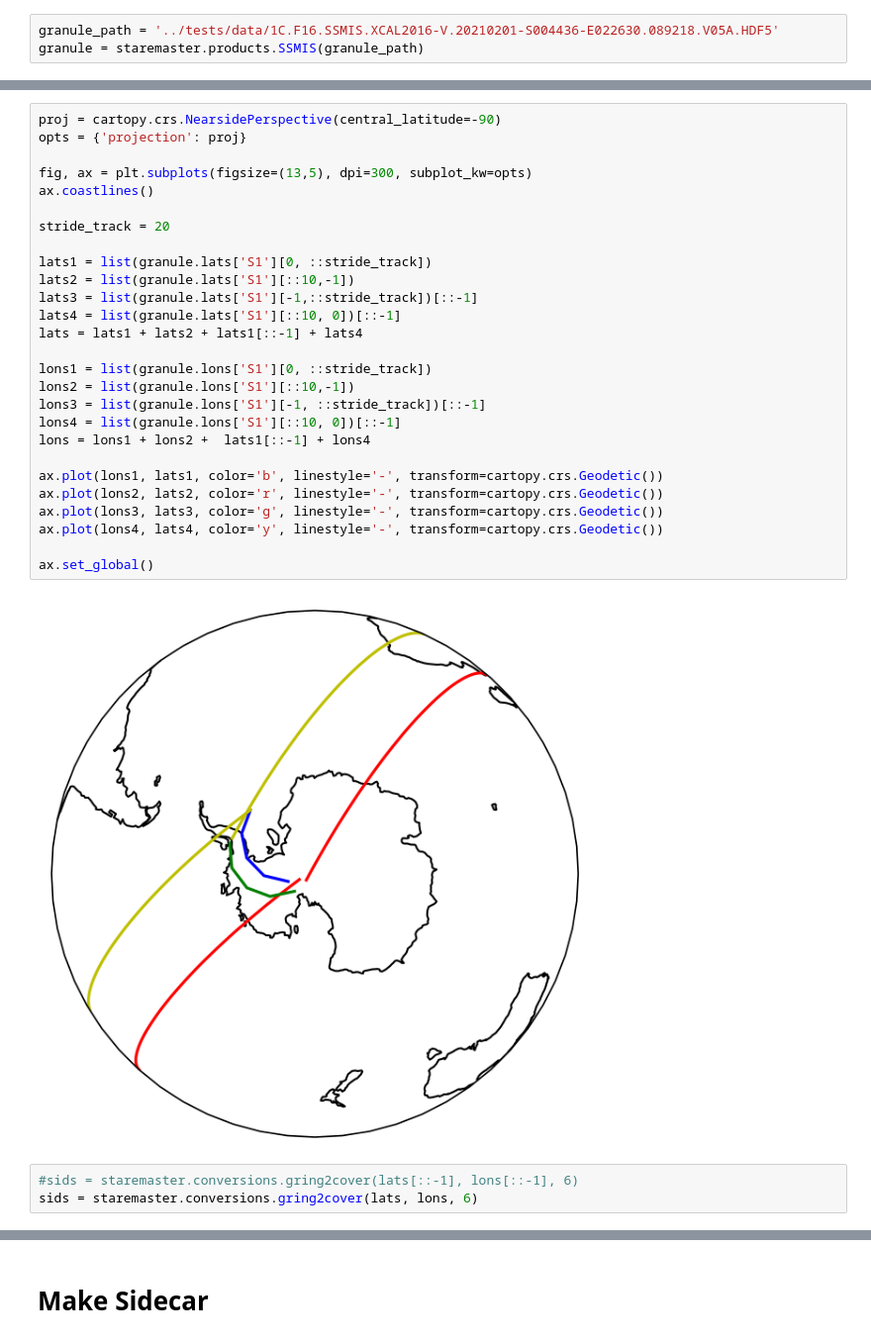
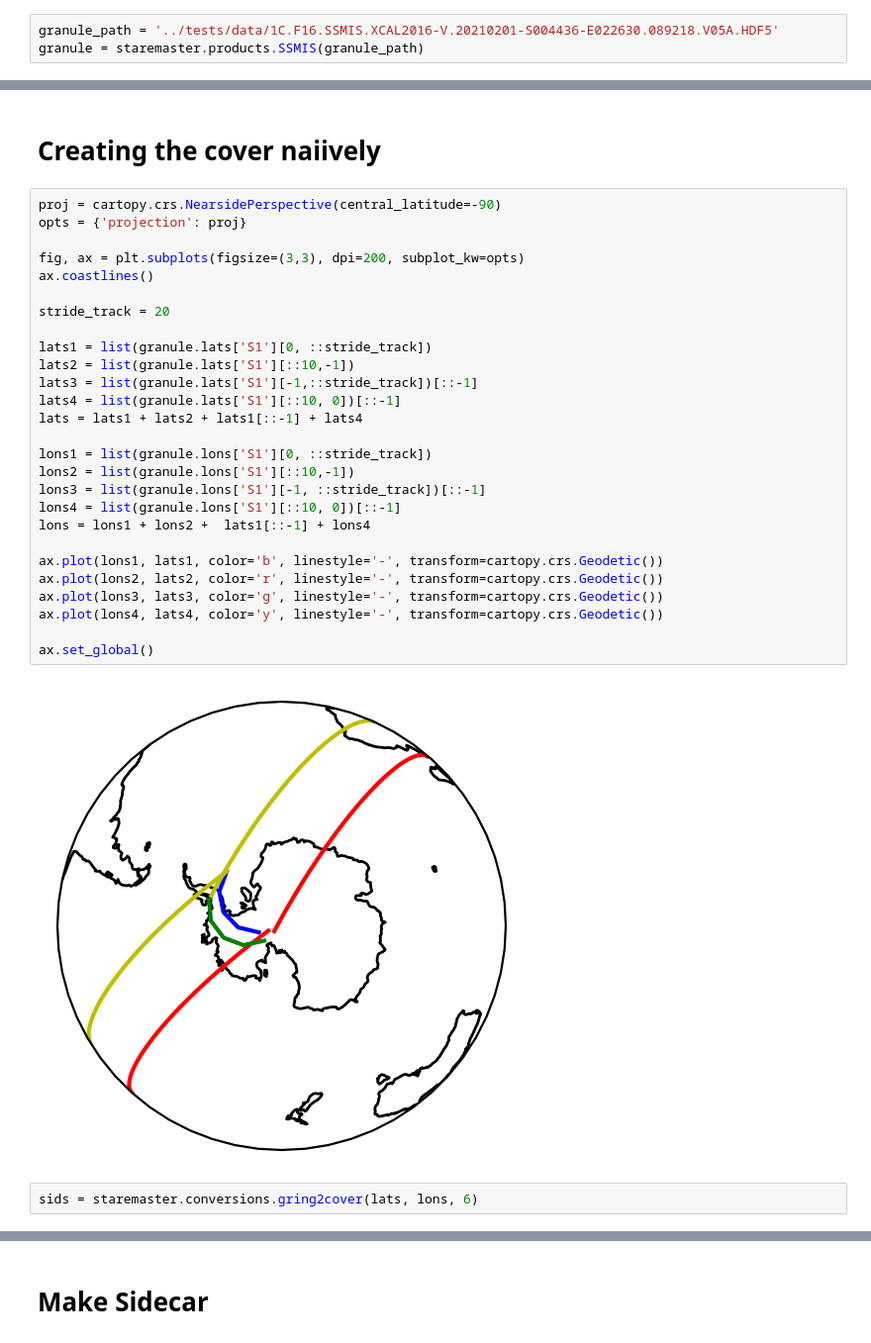
Before and after one commit to SpatioTemporal/STAREMaster_py, a Jupyter notebook: examples/SSMIS.ipynb, the cells around one changed output, grey strips where cells are left out. Shown: that part at 99% size. Cells and saved outputs as stored; diff of their text form.

```diff
--- a/examples/SSMIS.ipynb
+++ b/examples/SSMIS.ipynb
@@ -11,34 +28,35 @@ granule = staremaster.products.SSMIS(granule_path)
+# %% [markdown]
+# Creating the cover naiively
 # %%
 proj = cartopy.crs.NearsidePerspective(central_latitude=-90)
 opts = {'projection': proj}
 
-fig, ax = plt.subplots(figsize=(13,5), dpi=300, subplot_kw=opts)
+fig, ax = plt.subplots(figsize=(3,3), dpi=200, subplot_kw=opts)
 ax.coastlines()
 
 stride_track = 20
 
 lats1 = list(granule.lats['S1'][0, ::stride_track])
 lats2 = list(granule.lats['S1'][::10,-1])
 lats3 = list(granule.lats['S1'][-1,::stride_track])[::-1]
 lats4 = list(granule.lats['S1'][::10, 0])[::-1]
 lats = lats1 + lats2 + lats1[::-1] + lats4
 
 lons1 = list(granule.lons['S1'][0, ::stride_track])
 lons2 = list(granule.lons['S1'][::10,-1])
 lons3 = list(granule.lons['S1'][-1, ::stride_track])[::-1]
 lons4 = list(granule.lons['S1'][::10, 0])[::-1]
 lons = lons1 + lons2 +  lats1[::-1] + lons4
 
 ax.plot(lons1, lats1, color='b', linestyle='-', transform=cartopy.crs.Geodetic())
 ax.plot(lons2, lats2, color='r', linestyle='-', transform=cartopy.crs.Geodetic())
 ax.plot(lons3, lats3, color='g', linestyle='-', transform=cartopy.crs.Geodetic())
 ax.plot(lons4, lats4, color='y', linestyle='-', transform=cartopy.crs.Geodetic())
 
 ax.set_global()
 # %% [output]
-[figure, old version]
+[figure, new version]
 # %%
-#sids = staremaster.conversions.gring2cover(lats[::-1], lons[::-1], 6)
 sids = staremaster.conversions.gring2cover(lats, lons, 6)
 # %%
 proj = cartopy.crs.NearsidePerspective(central_latitude=-90)
```
Also changed, not shown: parts of 3 cells of this notebook, 4 other files.
